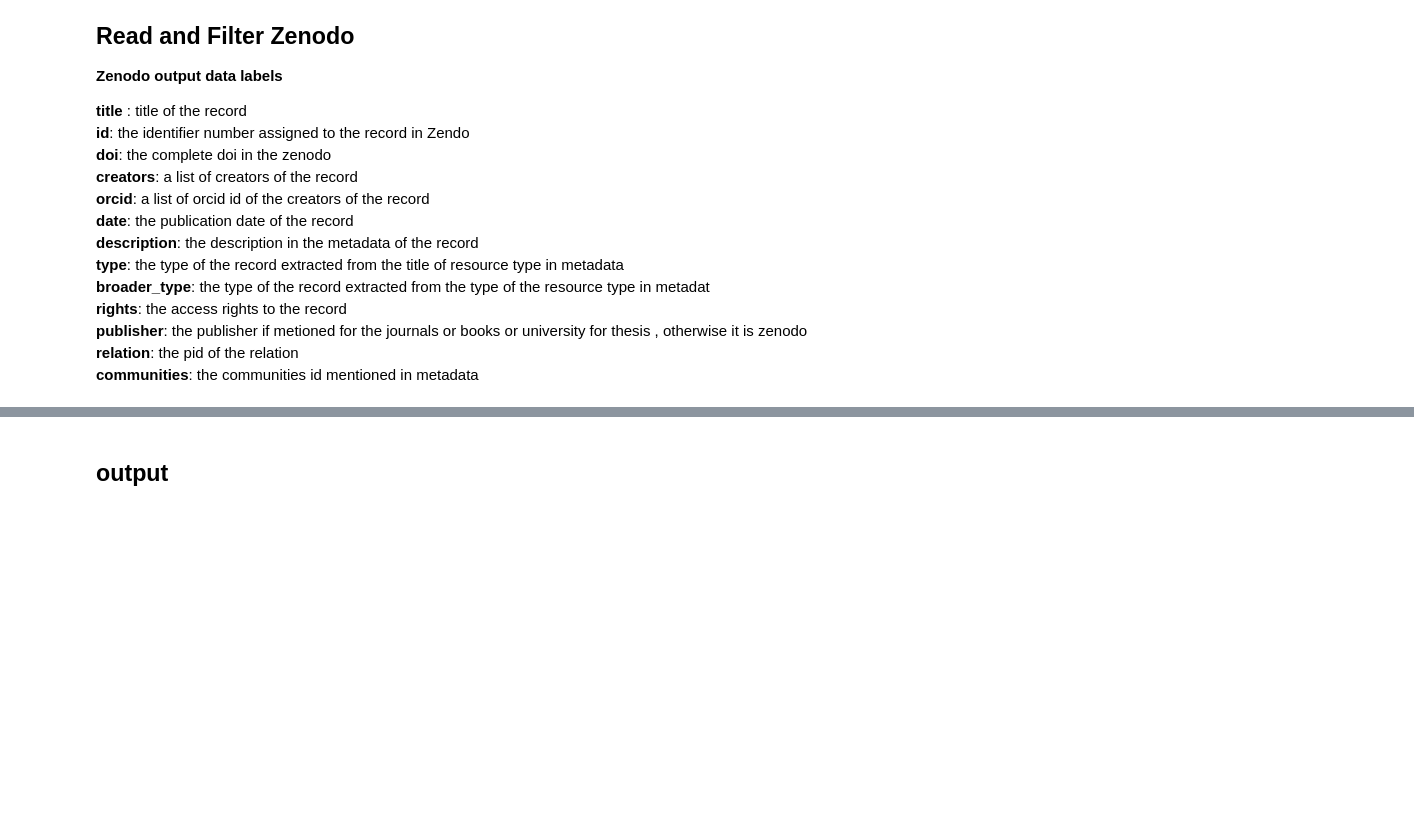
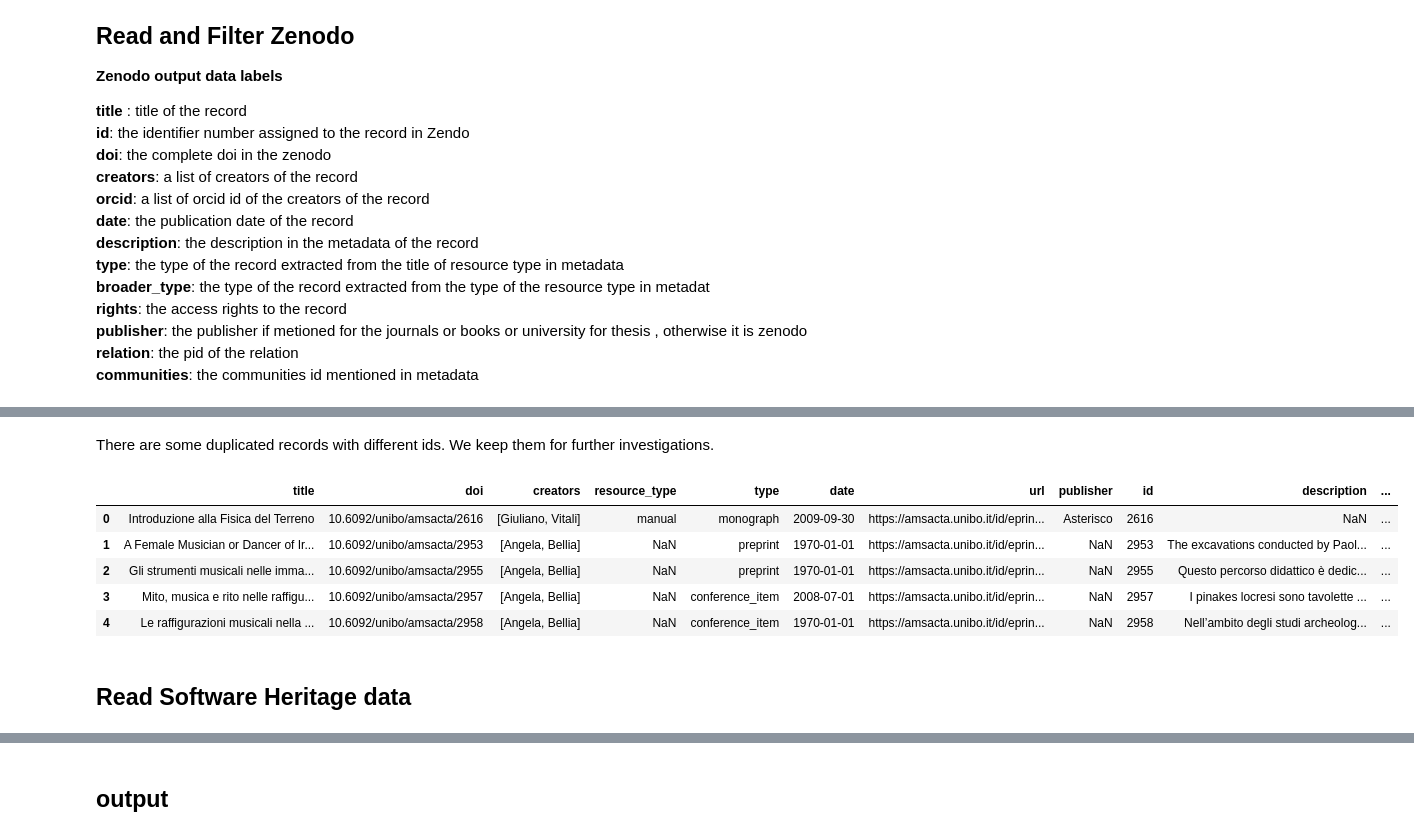
Before and after one commit to open-sci/2024-2025, a Jupyter notebook: crisis/code/mashup/mashup.ipynb, the cells around one changed output, grey strips where cells are left out. Drawn from its saved outputs; the diff is of its cells as text; code cells hidden in the pictures; blank space fills up the shorter version.

```diff
--- a/crisis/code/mashup/mashup.ipynb
+++ b/crisis/code/mashup/mashup.ipynb
@@ -122,0 +151,2 @@ See the caveats in the documentation: https://pandas.pydata.org/pandas-docs/stab
+# %%
+ams_ds_filt['date'] = pd.to_datetime(ams_ds_filt['date']).dt.date # Normalize datetime
@@ -122,0 +159,25 @@ See the caveats in the documentation: https://pandas.pydata.org/pandas-docs/stab
+# %%
+def name_getter(creators_raw):
+    # creators_raw is already the list we want
+    if not isinstance(creators_raw, list):
+        creators_raw = []
+
+    creators, orcids = [], []
+
+    for person in creators_raw:
+        if not isinstance(person, dict):
+            continuezen_ds2 = norm_zen_ds.drop_duplicates(subset=['id'])
+        name     = person.get("name", {})
+        family   = name.get("family")
+        given    = name.get("given")
+
+        parts = [p for p in (family, given) if p]      # drop None/empty
+        if parts:
+            creators.append(", ".join(parts[::-1]))    # "Family, Given"
+
+        orcids.append(person.get("orcid", np.nan))
+
+    return pd.Series({"creators": creators or np.nan,
+                      "orcid":    orcids    or np.nan})
+# %%
+ams_ds_filt[["creators", "orcid"]] = ams_ds_filt["creators"].apply(name_getter) # Apply the function
@@ -122,0 +201,3 @@ See the caveats in the documentation: https://pandas.pydata.org/pandas-docs/stab
+# %%
+ams_ds_filt.rename(columns={'monograph_type':'resource_type','uri':'url', 'eprintid':'id', 'abstract':'description'}, inplace=True)
+ams_ds_filt['src_repo'] = 'amsacta'
@@ -122,0 +214,13 @@ See the caveats in the documentation: https://pandas.pydata.org/pandas-docs/stab
+# %% [markdown]
+There are some duplicated records with different ids. We keep them for further investigations.
+# %%
+ams_ds_filt.head()
+# %% [output]
+|  | title | doi | creators | resource_type | type | date | url | publisher | id | description | ... |
+| 0 | Introduzione alla Fisica del Terreno | 10.6092/unibo/amsacta/2616 | [Giuliano, Vitali] | manual | monograph | 2009-09-30 | https://amsacta.unibo.it/id/eprin... | Asterisco | 2616 | NaN | ... |
+| 1 | A Female Musician or Dancer of Ir... | 10.6092/unibo/amsacta/2953 | [Angela, Bellia] | NaN | preprint | 1970-01-01 | https://amsacta.unibo.it/id/eprin... | NaN | 2953 | The excavations conducted by Paol... | ... |
+| 2 | Gli strumenti musicali nelle imma... | 10.6092/unibo/amsacta/2955 | [Angela, Bellia] | NaN | preprint | 1970-01-01 | https://amsacta.unibo.it/id/eprin... | NaN | 2955 | Questo percorso didattico è dedic... | ... |
+| 3 | Mito, musica e rito nelle raffigu... | 10.6092/unibo/amsacta/2957 | [Angela, Bellia] | NaN | conference_item | 2008-07-01 | https://amsacta.unibo.it/id/eprin... | NaN | 2957 | I pinakes locresi sono tavolette ... | ... |
+| 4 | Le raffigurazioni musicali nella ... | 10.6092/unibo/amsacta/2958 | [Angela, Bellia] | NaN | conference_item | 1970-01-01 | https://amsacta.unibo.it/id/eprin... | NaN | 2958 | Nell’ambito degli studi archeolog... | ... |
+# %% [markdown]
+## Read Software Heritage data
```
Also changed, not shown: parts of 49 cells of this notebook.
